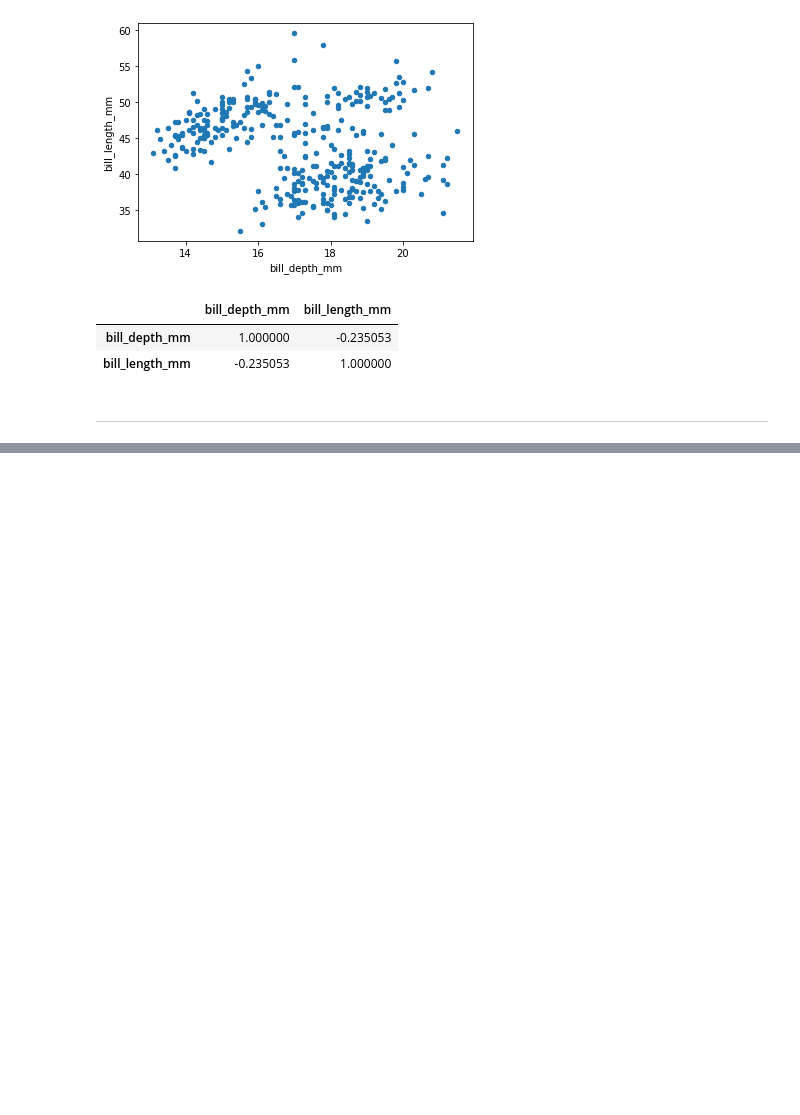
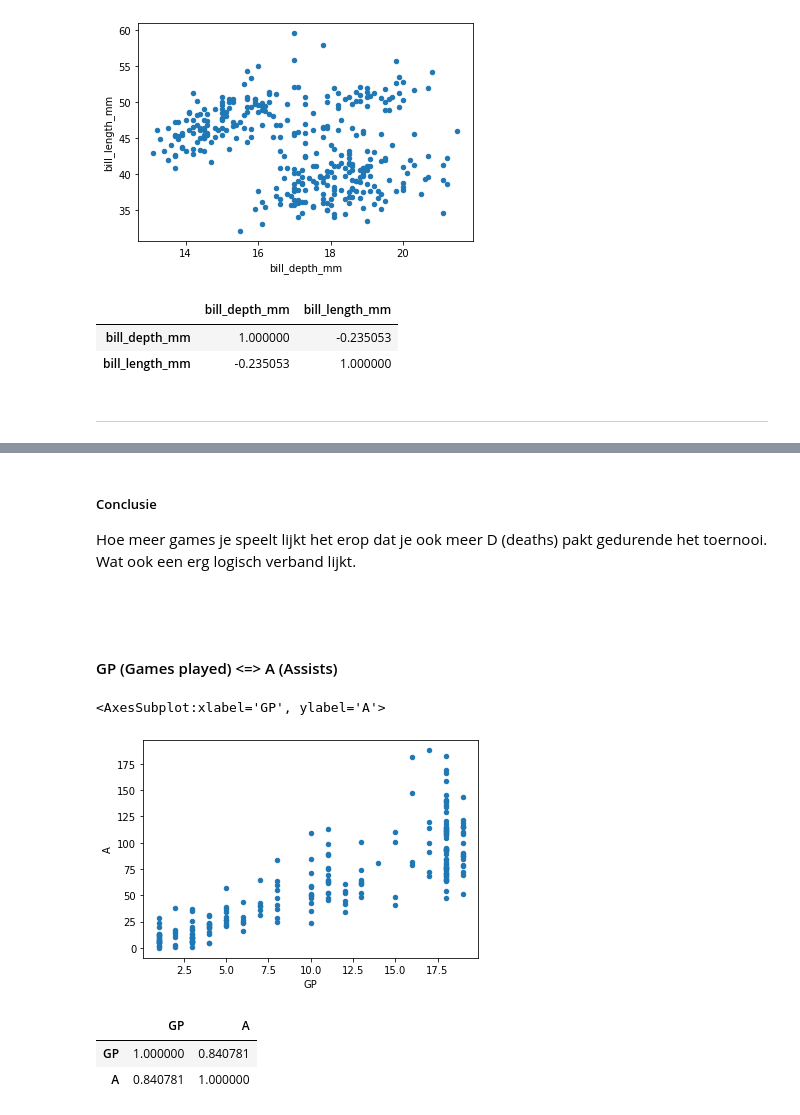
Before and after one commit to elco2000/DataSciencePortfolio, a Jupyter notebook: Week2.ipynb, the cells around one changed output, grey strips where cells are left out. Saved outputs shown, nothing was run; the diff lists cells and outputs as text; code cells hidden in the pictures; blank space fills up the shorter version.

```diff
--- a/Week2.ipynb
+++ b/Week2.ipynb
@@ -76,0 +125,18 @@ penguins[['bill_depth_mm','bill_length_mm']].corr()
+# %% [markdown]
+##### Conclusie
+Hoe meer games je speelt lijkt het erop dat je ook meer D (deaths) pakt gedurende het toernooi. Wat ook een erg logisch verband lijkt.
+# %% [markdown]
+<br>
+# %% [markdown]
+#### GP (Games played) <=> A (Assists)
+# %%
+lecDataset.plot(kind='scatter', x='GP', y='A')
+# %% [output]
+<AxesSubplot:xlabel='GP', ylabel='A'>
+[figure, added]
+# %%
+lecDataset[['GP', 'A']].corr()
+# %% [output]
+|  | GP | A |
+| GP | 1.000000 | 0.840781 |
+| A | 0.840781 | 1.000000 |
```
Also changed, not shown: parts of 20 cells of this notebook.
